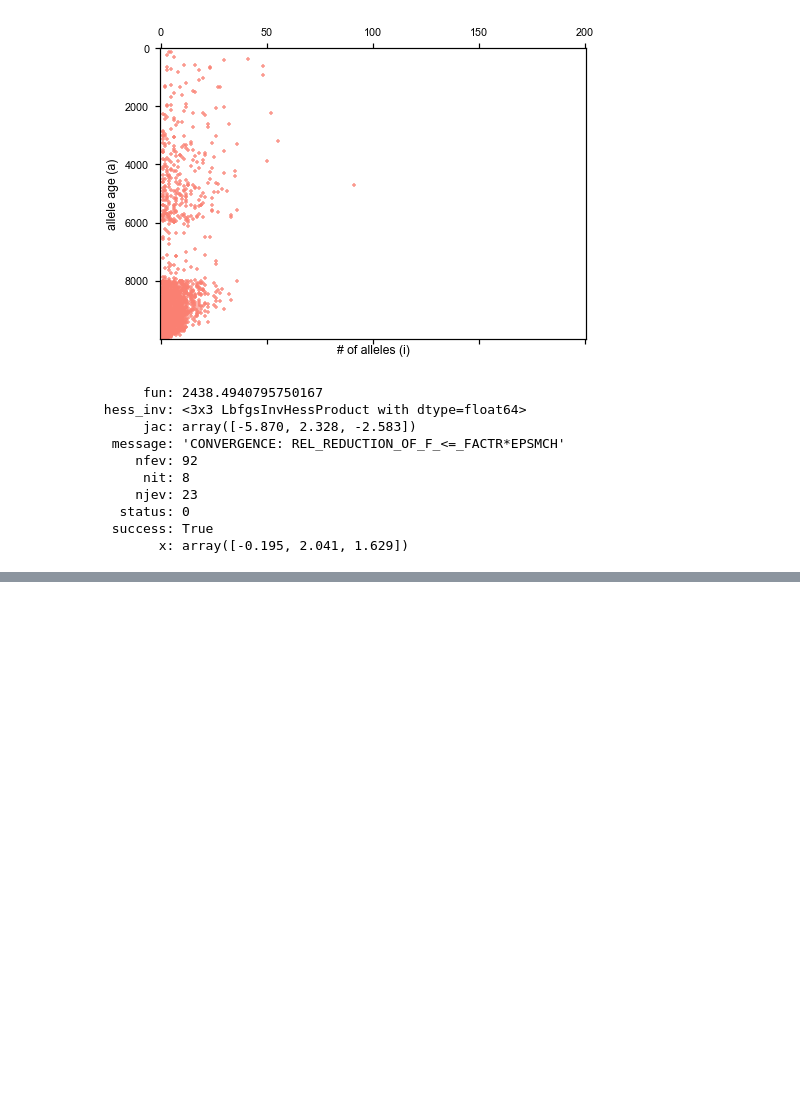
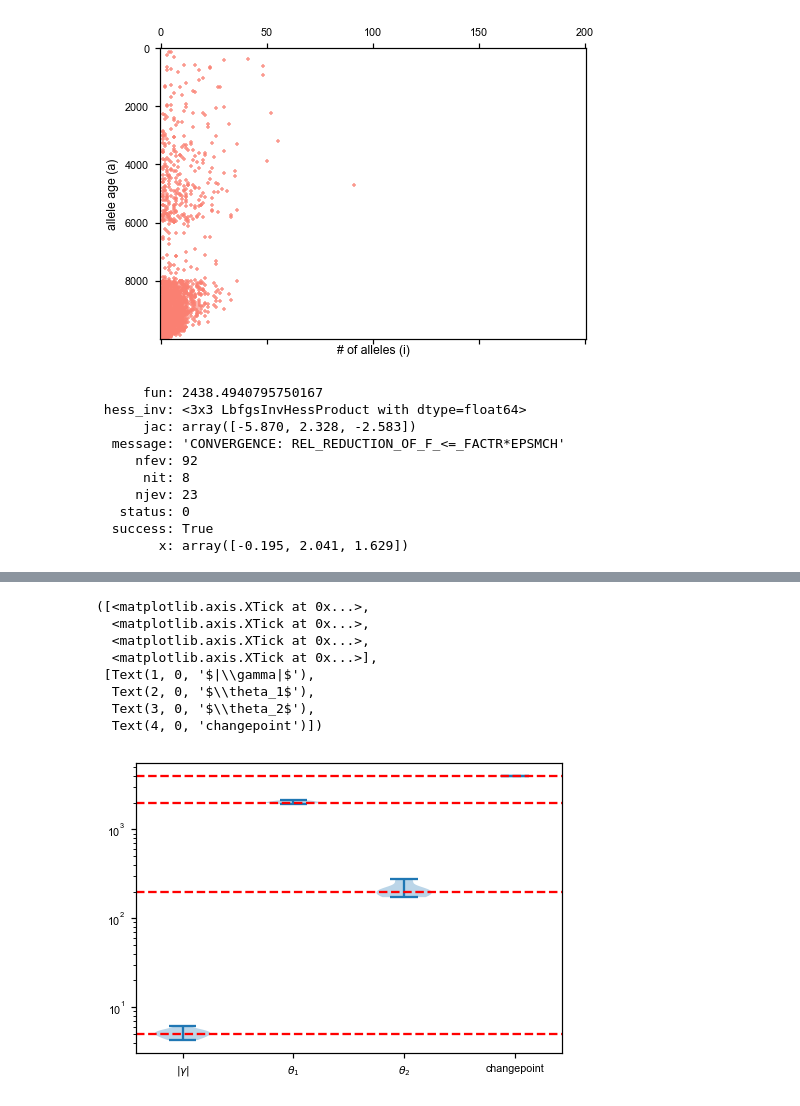
Before and after one commit to VivaswatS/selCoefEst, a Jupyter notebook: TE-analysis.ipynb, the cells around one changed output, grey strips where cells are left out. Saved outputs shown, nothing was run; the diff lists cells and outputs as text; code cells hidden in the pictures; blank space fills up the shorter version.

```diff
--- a/TE-analysis.ipynb
+++ b/TE-analysis.ipynb
@@ -170,18 +171,18 @@ plt.imshow(fsa, aspect='auto', norm=colors.LogNorm(vmin=1e-10)); plt.title(r'$\g
 # %%
 # tempres = sp.optimize.minimize(get_ll_theta_twoepoch,x0=np.log10([2,40,600,5000]),method='Nelder-Mead',args=({'sms':SMSmask,'N':10000,'gens':10000},200),bounds=((-3,3),(0,4),(0,4),(0,4)))
 # get_ll_theta_twoepoch(np.log10([2,200,1000,400]),{'sms':SMSmask,'N':10000,'gens':10000})
-# def optim_func(x0):
-#     return sp.optimize.minimize(get_ll_theta_twoepoch,x0=x0,method='Nelder-Mead',args=({'sms':SMSmask,'N':10000,'gens':10000},200),bounds=((-3,3),(0,4),(0,4),(0,4)))
-# estpar = np.zeros((nsims,4))
-# for n in range(nsims):
-#     SMS = np.zeros_like(fsa)
-#     for i in range(1,SMS.shape[0]):
-#         for j in range(1,SMS.shape[1]):
-#             SMS[i,j] = rng.poisson(fsa[-i,j],1)
-#     SMSmask = np.ma.array(SMS,mask=mask)
+def optim_func(x0):
+    return sp.optimize.minimize(get_ll_theta_twoepoch,x0=x0,method='Nelder-Mead',args=({'sms':SMSmask,'N':10000,'gens':10000},50),bounds=((-3,3),(0,4),(0,4),(0,4)))
+estpar = np.zeros((nsims,4))
+for n in range(nsims):
+    SMS = np.zeros_like(fsa)
+    for i in range(1,SMS.shape[0]):
+        for j in range(1,SMS.shape[1]):
+            SMS[i,j] = rng.poisson(fsa[-i,j],1)
+    SMSmask = np.ma.array(SMS,mask=mask)
 
-#     x_init = np.vstack((np.random.uniform(0,2,6), np.random.uniform(2,4,6), np.random.uniform(1,3,6), np.random.uniform(2,4,6)))
-#     finalres = Parallel(n_jobs=6)(delayed(optim_func)(x) for x in x_init.T)
-#     estpar[n,] = 10**finalres[np.argmin([i.fun for i in finalres])].x
-#     print(estpar[n,])
+    x_init = np.vstack((np.random.uniform(0,2,8), np.random.uniform(2,4,8), np.random.uniform(1,3,8), np.random.uniform(2,4,8)))
+    finalres = Parallel(n_jobs=8)(delayed(optim_func)(x) for x in x_init.T)
+    estpar[n,] = 10**finalres[np.argmin([i.fun for i in finalres])].x
+    print(estpar[n,])
 # %% [output]
@@ -192,9 +207,20 @@ ERROR! Session/line number was not unique in database. History logging moved to
 # Parallel(n_jobs=4)(delayed(optim_func)(x) for x in x_init.T), sp.optimize.minimize(get_ll_thetaconstant,x0=np.log10([10,10]),method='Nelder-Mead',args=({'sms':SMSmask,'N':10000,'gens':10000},200),bounds=((-3,3),(0,4)))
 # %%
 # estpar[10,] = [9.859, 2048.652, 195.156, 3989.037]
-# plt.violinplot(estpar[:11,]); plt.semilogy(); plt.axhline(10,color='red',ls='--'); plt.axhline(2000,color='red',ls='--'); plt.axhline(200,color='red',ls='--'); plt.axhline(4000,color='red',ls='--'); plt.xticks(range(1,5),labels=[r'$\gamma$',r'$\theta_1$',r'$\theta_2$','changepoint'])
+plt.violinplot(estpar[:11,]); plt.semilogy(); plt.axhline(5,color='red',ls='--'); plt.axhline(2000,color='red',ls='--'); plt.axhline(200,color='red',ls='--'); plt.axhline(4000,color='red',ls='--'); plt.xticks(range(1,5),labels=[r'$|\gamma|$',r'$\theta_1$',r'$\theta_2$','changepoint'])
+# plt.plot(range(51),SMSmask.sum(axis=0),'ko'); plt.loglog()
 # np.percentile(estpar,[5,95],axis=0)
 # sp.optimize.minimize(get_ll_theta_twoepoch,x0=[1.5,3.5,1.6,3],method='Nelder-Mead',args=({'sms':SMSmask,'N':10000,'gens':10000},200),bounds=((-3,3),(0,4),(0,4),(0,4)))
 # from joblib import Parallel, delayed
 # finalres = Parallel(n_jobs=6)(delayed(my_func)(x) for x in x_init.T)
 # 10**finalres[np.argmin([i.fun for i in finalres])].x
+# %% [output]
+([<matplotlib.axis.XTick at 0x...>,
+  <matplotlib.axis.XTick at 0x...>,
+  <matplotlib.axis.XTick at 0x...>,
+  <matplotlib.axis.XTick at 0x...>],
+ [Text(1, 0, '$|\\gamma|$'),
+  Text(2, 0, '$\\theta_1$'),
+  Text(3, 0, '$\\theta_2$'),
+  Text(4, 0, 'changepoint')])
+[figure, added]
```
Also changed, not shown: parts of 9 cells of this notebook, 3 other files.
